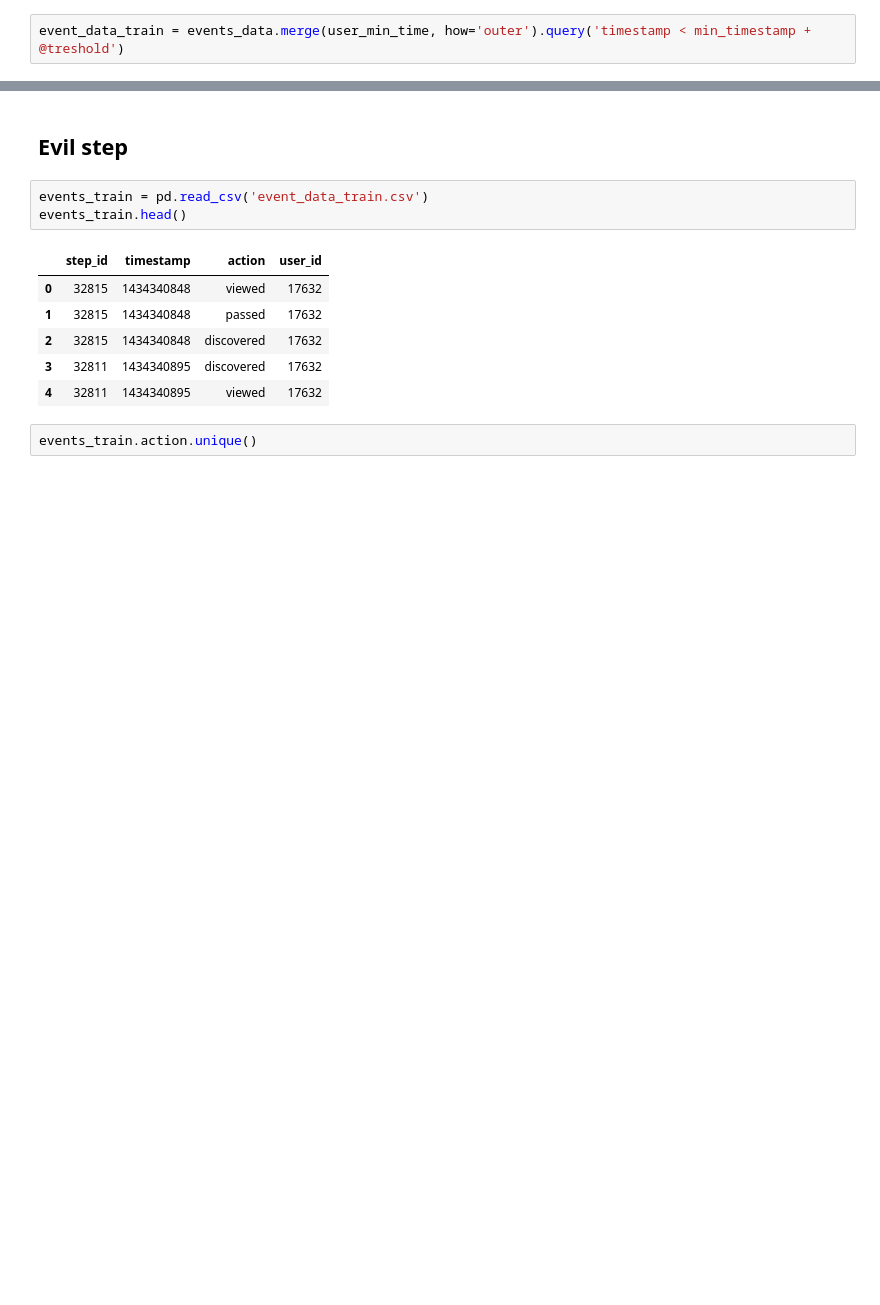
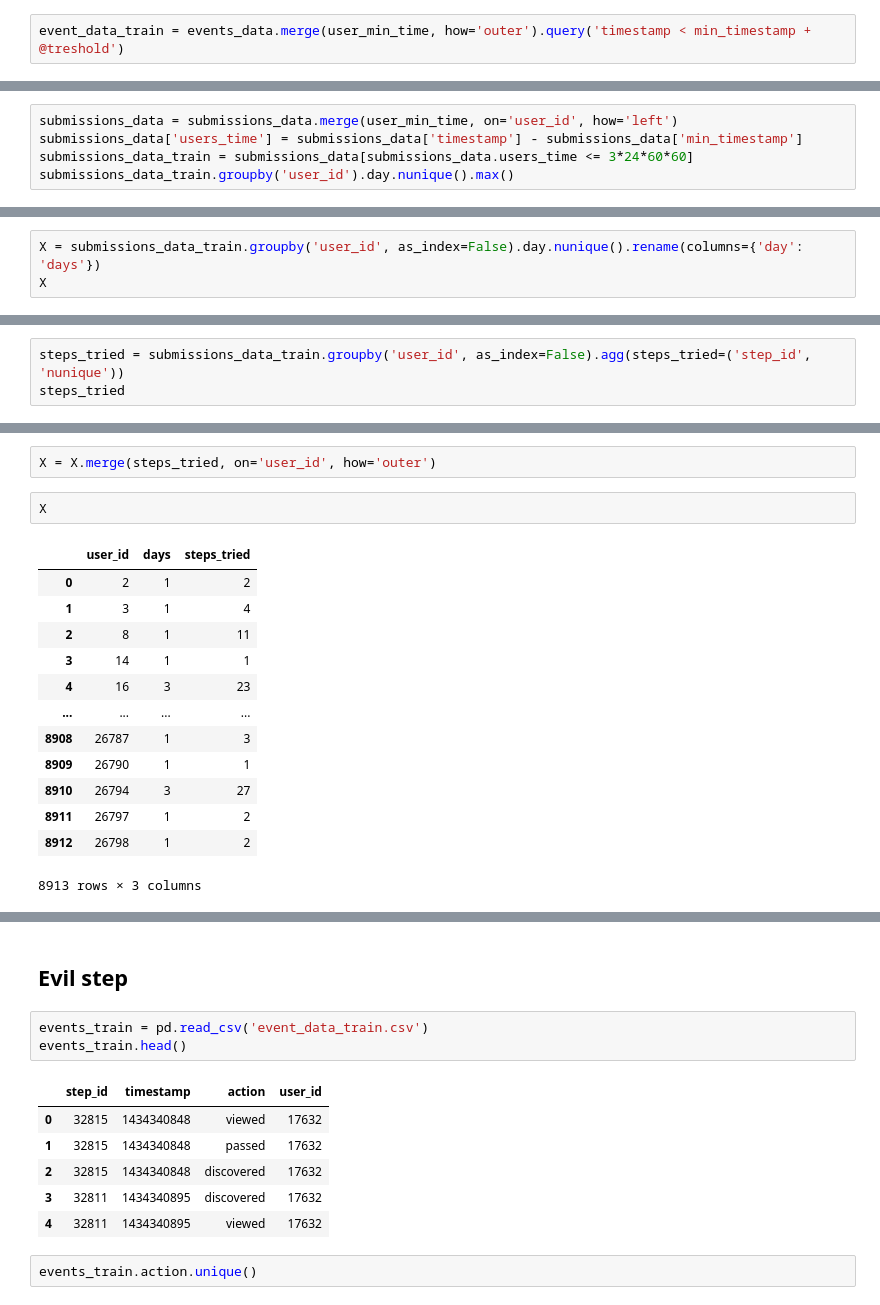
Before and after one commit to AndreyKurdyubov/Stepik_introML, a Jupyter notebook: project.ipynb, the cells around one changed output, grey strips where cells are left out. Cells and saved outputs as stored; diff of their text form; blank space fills up the shorter version.

```diff
--- a/project.ipynb
+++ b/project.ipynb
@@ -425,0 +749,5 @@ event_data_train
+# %%
+submissions_data = submissions_data.merge(user_min_time, on='user_id', how='left')
+submissions_data['users_time'] = submissions_data['timestamp'] - submissions_data['min_timestamp']
+submissions_data_train = submissions_data[submissions_data.users_time <= 3*24*60*60]
+submissions_data_train.groupby('user_id').day.nunique().max()
@@ -425,0 +756,3 @@ event_data_train
+# %%
+X = submissions_data_train.groupby('user_id', as_index=False).day.nunique().rename(columns={'day': 'days'})
+X
@@ -425,0 +773,3 @@ event_data_train
+# %%
+steps_tried = submissions_data_train.groupby('user_id', as_index=False).agg(steps_tried=('step_id', 'nunique'))
+steps_tried
@@ -425,0 +790,18 @@ event_data_train
+# %%
+X = X.merge(steps_tried, on='user_id', how='outer')
+# %%
+X
+# %% [output]
+|  | user_id | days | steps_tried |
+| 0 | 2 | 1 | 2 |
+| 1 | 3 | 1 | 4 |
+| 2 | 8 | 1 | 11 |
+| 3 | 14 | 1 | 1 |
+| 4 | 16 | 3 | 23 |
+| ... | ... | ... | ... |
+| 8908 | 26787 | 1 | 3 |
+| 8909 | 26790 | 1 | 1 |
+| 8910 | 26794 | 3 | 27 |
+| 8911 | 26797 | 1 | 2 |
+| 8912 | 26798 | 1 | 2 |
+8913 rows × 3 columns
```
Also changed, not shown: parts of 48 cells of this notebook.
